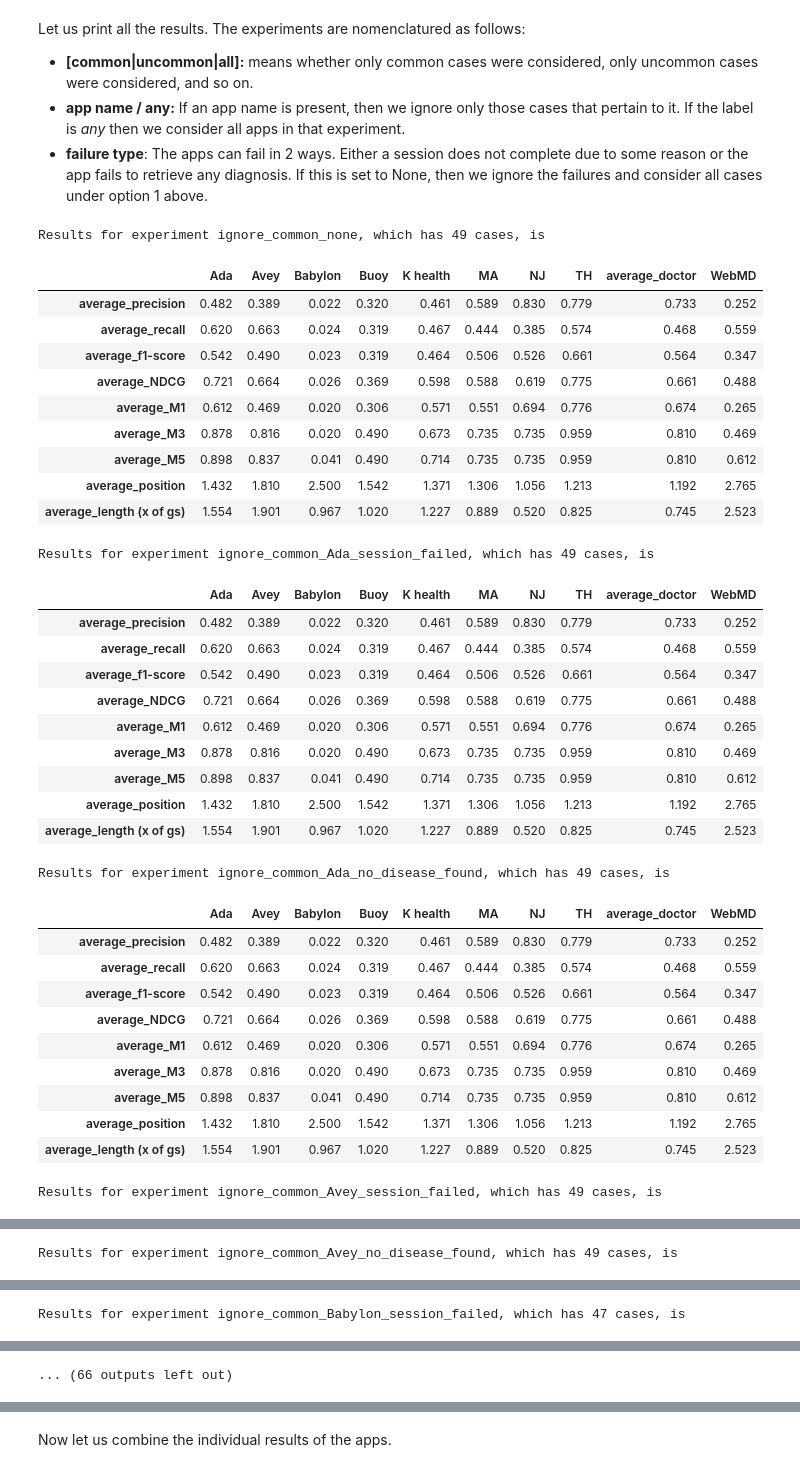
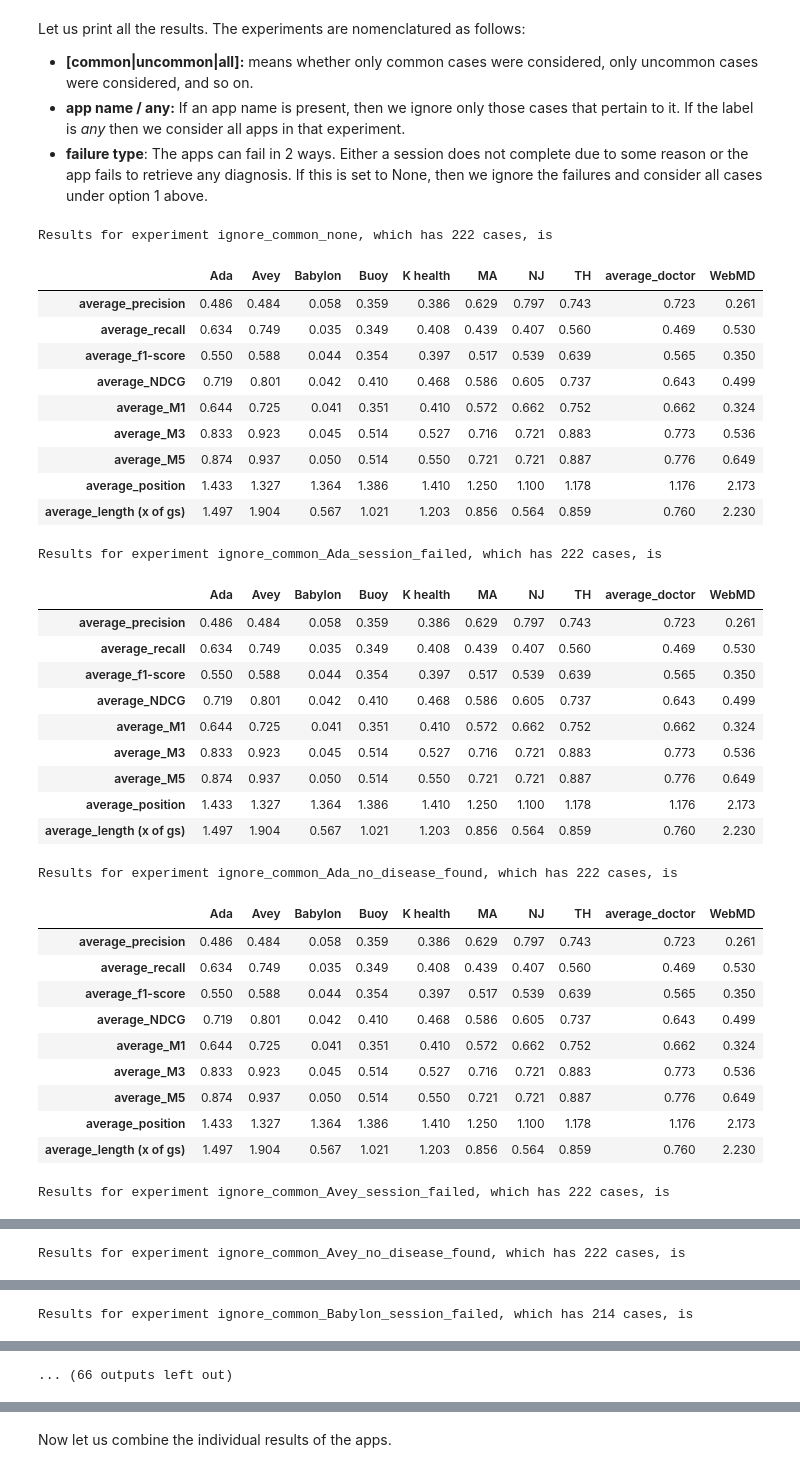
Before and after one commit to rimads/avey-paper, a Jupyter notebook: main.ipynb, the cells around one changed output, grey strips where cells are left out. Saved outputs shown, nothing was run; the diff lists cells and outputs as text; code cells hidden in the pictures.

```diff
--- a/main.ipynb
+++ b/main.ipynb
@@ -38,14 +38,12 @@ def getDataframe(case):
 # We need to make all the differentials of the same length to ease comparison
 # We pad the lists with None
 data = loadData('allResults')
-keys = loadData('Dr. Maram 2nd batch 60 plus 7').keys()
-data = {k: v for k, v in data.items() if k in [
-    '75', '64', '63', '62', '60', '59', '58', '53', '52', '24', '17','16', '13', '11', '6', '4', '2'] + list(keys)}
 for caseNum in data:
     for app in data[caseNum]:
         data[caseNum][app] = [r for r in data[caseNum][app] if r]
 for caseNum, tests in data.items():
-    assert len(tests.keys()) == 10, f"app missing in case {caseNum}, {tests.keys()}"
+    assert len(
+        tests.keys()) == 10, f"app missing in case {caseNum}, {tests.keys()}"
 normalizedData = normalize(data)
 cases = {int(id): getDataframe(case) for id, case in normalizedData.items()}
 caseClassification = loadData('case-classification')
@@ -372,47 +343,47 @@ Let us print all the results. The experiments are nomenclatured as follows:
 # %%
 def displayResults(results,printNumCases=True):
     for label, result in results.items():
-        result.to_csv(f'stats/{label}.json',sep=';')
+        result.to_csv(f'stats/{label}.csv',sep=';')
         if printNumCases:
             print(f'Results for experiment {label}, which has {len(set(experiments[label]) & set(scores.keys()))} cases, is')
         else:
             print(f'Results for experiment {label} is')
         display(result)
 
 displayResults({key:val for key, val in results.items() if 'any' not in key})
 # %% [output]
-Results for experiment ignore_common_none, which has 49 cases, is
+Results for experiment ignore_common_none, which has 222 cases, is
 |  | Ada | Avey | Babylon | Buoy | K health | MA | NJ | TH | average_doctor | WebMD |
-| average_precision | 0.482 | 0.389 | 0.022 | 0.320 | 0.461 | 0.589 | 0.830 | 0.779 | 0.733 | 0.252 |
-| average_recall | 0.620 | 0.663 | 0.024 | 0.319 | 0.467 | 0.444 | 0.385 | 0.574 | 0.468 | 0.559 |
-| average_f1-score | 0.542 | 0.490 | 0.023 | 0.319 | 0.464 | 0.506 | 0.526 | 0.661 | 0.564 | 0.347 |
-| average_NDCG | 0.721 | 0.664 | 0.026 | 0.369 | 0.598 | 0.588 | 0.619 | 0.775 | 0.661 | 0.488 |
-| average_M1 | 0.612 | 0.469 | 0.020 | 0.306 | 0.571 | 0.551 | 0.694 | 0.776 | 0.674 | 0.265 |
-| average_M3 | 0.878 | 0.816 | 0.020 | 0.490 | 0.673 | 0.735 | 0.735 | 0.959 | 0.810 | 0.469 |
-| average_M5 | 0.898 | 0.837 | 0.041 | 0.490 | 0.714 | 0.735 | 0.735 | 0.959 | 0.810 | 0.612 |
-| average_position | 1.432 | 1.810 | 2.500 | 1.542 | 1.371 | 1.306 | 1.056 | 1.213 | 1.192 | 2.765 |
-| average_length (x of gs) | 1.554 | 1.901 | 0.967 | 1.020 | 1.227 | 0.889 | 0.520 | 0.825 | 0.745 | 2.523 |
+| average_precision | 0.486 | 0.484 | 0.058 | 0.359 | 0.386 | 0.629 | 0.797 | 0.743 | 0.723 | 0.261 |
+| average_recall | 0.634 | 0.749 | 0.035 | 0.349 | 0.408 | 0.439 | 0.407 | 0.560 | 0.469 | 0.530 |
+| average_f1-score | 0.550 | 0.588 | 0.044 | 0.354 | 0.397 | 0.517 | 0.539 | 0.639 | 0.565 | 0.350 |
+| average_NDCG | 0.719 | 0.801 | 0.042 | 0.410 | 0.468 | 0.586 | 0.605 | 0.737 | 0.643 | 0.499 |
+| average_M1 | 0.644 | 0.725 | 0.041 | 0.351 | 0.410 | 0.572 | 0.662 | 0.752 | 0.662 | 0.324 |
+| average_M3 | 0.833 | 0.923 | 0.045 | 0.514 | 0.527 | 0.716 | 0.721 | 0.883 | 0.773 | 0.536 |
+| average_M5 | 0.874 | 0.937 | 0.050 | 0.514 | 0.550 | 0.721 | 0.721 | 0.887 | 0.776 | 0.649 |
+| average_position | 1.433 | 1.327 | 1.364 | 1.386 | 1.410 | 1.250 | 1.100 | 1.178 | 1.176 | 2.173 |
+| average_length (x of gs) | 1.497 | 1.904 | 0.567 | 1.021 | 1.203 | 0.856 | 0.564 | 0.859 | 0.760 | 2.230 |
-Results for experiment ignore_common_Ada_session_failed, which has 49 cases, is
+Results for experiment ignore_common_Ada_session_failed, which has 222 cases, is
 |  | Ada | Avey | Babylon | Buoy | K health | MA | NJ | TH | average_doctor | WebMD |
-| average_precision | 0.482 | 0.389 | 0.022 | 0.320 | 0.461 | 0.589 | 0.830 | 0.779 | 0.733 | 0.252 |
-| average_recall | 0.620 | 0.663 | 0.024 | 0.319 | 0.467 | 0.444 | 0.385 | 0.574 | 0.468 | 0.559 |
-| average_f1-score | 0.542 | 0.490 | 0.023 | 0.319 | 0.464 | 0.506 | 0.526 | 0.661 | 0.564 | 0.347 |
-| average_NDCG | 0.721 | 0.664 | 0.026 | 0.369 | 0.598 | 0.588 | 0.619 | 0.775 | 0.661 | 0.488 |
-| average_M1 | 0.612 | 0.469 | 0.020 | 0.306 | 0.571 | 0.551 | 0.694 | 0.776 | 0.674 | 0.265 |
-| average_M3 | 0.878 | 0.816 | 0.020 | 0.490 | 0.673 | 0.735 | 0.735 | 0.959 | 0.810 | 0.469 |
-| average_M5 | 0.898 | 0.837 | 0.041 | 0.490 | 0.714 | 0.735 | 0.735 | 0.959 | 0.810 | 0.612 |
-| average_position | 1.432 | 1.810 | 2.500 | 1.542 | 1.371 | 1.306 | 1.056 | 1.213 | 1.192 | 2.765 |
-| average_length (x of gs) | 1.554 | 1.901 | 0.967 | 1.020 | 1.227 | 0.889 | 0.520 | 0.825 | 0.745 | 2.523 |
+| average_precision | 0.486 | 0.484 | 0.058 | 0.359 | 0.386 | 0.629 | 0.797 | 0.743 | 0.723 | 0.261 |
+| average_recall | 0.634 | 0.749 | 0.035 | 0.349 | 0.408 | 0.439 | 0.407 | 0.560 | 0.469 | 0.530 |
+| average_f1-score | 0.550 | 0.588 | 0.044 | 0.354 | 0.397 | 0.517 | 0.539 | 0.639 | 0.565 | 0.350 |
+| average_NDCG | 0.719 | 0.801 | 0.042 | 0.410 | 0.468 | 0.586 | 0.605 | 0.737 | 0.643 | 0.499 |
+| average_M1 | 0.644 | 0.725 | 0.041 | 0.351 | 0.410 | 0.572 | 0.662 | 0.752 | 0.662 | 0.324 |
+| average_M3 | 0.833 | 0.923 | 0.045 | 0.514 | 0.527 | 0.716 | 0.721 | 0.883 | 0.773 | 0.536 |
+| average_M5 | 0.874 | 0.937 | 0.050 | 0.514 | 0.550 | 0.721 | 0.721 | 0.887 | 0.776 | 0.649 |
+| average_position | 1.433 | 1.327 | 1.364 | 1.386 | 1.410 | 1.250 | 1.100 | 1.178 | 1.176 | 2.173 |
+| average_length (x of gs) | 1.497 | 1.904 | 0.567 | 1.021 | 1.203 | 0.856 | 0.564 | 0.859 | 0.760 | 2.230 |
-Results for experiment ignore_common_Ada_no_disease_found, which has 49 cases, is
+Results for experiment ignore_common_Ada_no_disease_found, which has 222 cases, is
 |  | Ada | Avey | Babylon | Buoy | K health | MA | NJ | TH | average_doctor | WebMD |
-| average_precision | 0.482 | 0.389 | 0.022 | 0.320 | 0.461 | 0.589 | 0.830 | 0.779 | 0.733 | 0.252 |
-| average_recall | 0.620 | 0.663 | 0.024 | 0.319 | 0.467 | 0.444 | 0.385 | 0.574 | 0.468 | 0.559 |
-| average_f1-score | 0.542 | 0.490 | 0.023 | 0.319 | 0.464 | 0.506 | 0.526 | 0.661 | 0.564 | 0.347 |
-| average_NDCG | 0.721 | 0.664 | 0.026 | 0.369 | 0.598 | 0.588 | 0.619 | 0.775 | 0.661 | 0.488 |
-| average_M1 | 0.612 | 0.469 | 0.020 | 0.306 | 0.571 | 0.551 | 0.694 | 0.776 | 0.674 | 0.265 |
-| average_M3 | 0.878 | 0.816 | 0.020 | 0.490 | 0.673 | 0.735 | 0.735 | 0.959 | 0.810 | 0.469 |
-| average_M5 | 0.898 | 0.837 | 0.041 | 0.490 | 0.714 | 0.735 | 0.735 | 0.959 | 0.810 | 0.612 |
-| average_position | 1.432 | 1.810 | 2.500 | 1.542 | 1.371 | 1.306 | 1.056 | 1.213 | 1.192 | 2.765 |
-| average_length (x of gs) | 1.554 | 1.901 | 0.967 | 1.020 | 1.227 | 0.889 | 0.520 | 0.825 | 0.745 | 2.523 |
+| average_precision | 0.486 | 0.484 | 0.058 | 0.359 | 0.386 | 0.629 | 0.797 | 0.743 | 0.723 | 0.261 |
+| average_recall | 0.634 | 0.749 | 0.035 | 0.349 | 0.408 | 0.439 | 0.407 | 0.560 | 0.469 | 0.530 |
+| average_f1-score | 0.550 | 0.588 | 0.044 | 0.354 | 0.397 | 0.517 | 0.539 | 0.639 | 0.565 | 0.350 |
+| average_NDCG | 0.719 | 0.801 | 0.042 | 0.410 | 0.468 | 0.586 | 0.605 | 0.737 | 0.643 | 0.499 |
+| average_M1 | 0.644 | 0.725 | 0.041 | 0.351 | 0.410 | 0.572 | 0.662 | 0.752 | 0.662 | 0.324 |
+| average_M3 | 0.833 | 0.923 | 0.045 | 0.514 | 0.527 | 0.716 | 0.721 | 0.883 | 0.773 | 0.536 |
+| average_M5 | 0.874 | 0.937 | 0.050 | 0.514 | 0.550 | 0.721 | 0.721 | 0.887 | 0.776 | 0.649 |
+| average_position | 1.433 | 1.327 | 1.364 | 1.386 | 1.410 | 1.250 | 1.100 | 1.178 | 1.176 | 2.173 |
+| average_length (x of gs) | 1.497 | 1.904 | 0.567 | 1.021 | 1.203 | 0.856 | 0.564 | 0.859 | 0.760 | 2.230 |
-Results for experiment ignore_common_Avey_session_failed, which has 49 cases, is
+Results for experiment ignore_common_Avey_session_failed, which has 222 cases, is
 |  | Ada | Avey | Babylon | Buoy | K health | MA | NJ | TH | average_doctor | WebMD |
@@ -428,2 +399,2 @@ Results for experiment ignore_common_Avey_session_failed, which has 49 cases, is
-Results for experiment ignore_common_Avey_no_disease_found, which has 49 cases, is
+Results for experiment ignore_common_Avey_no_disease_found, which has 222 cases, is
 |  | Ada | Avey | Babylon | Buoy | K health | MA | NJ | TH | average_doctor | WebMD |
@@ -439,2 +410,2 @@ Results for experiment ignore_common_Avey_no_disease_found, which has 49 cases,
-Results for experiment ignore_common_Babylon_session_failed, which has 47 cases, is
+Results for experiment ignore_common_Babylon_session_failed, which has 214 cases, is
 |  | Ada | Avey | Babylon | Buoy | K health | MA | NJ | TH | average_doctor | WebMD |
```
Also changed, not shown: parts of 7 cells of this notebook, 3 other files.
